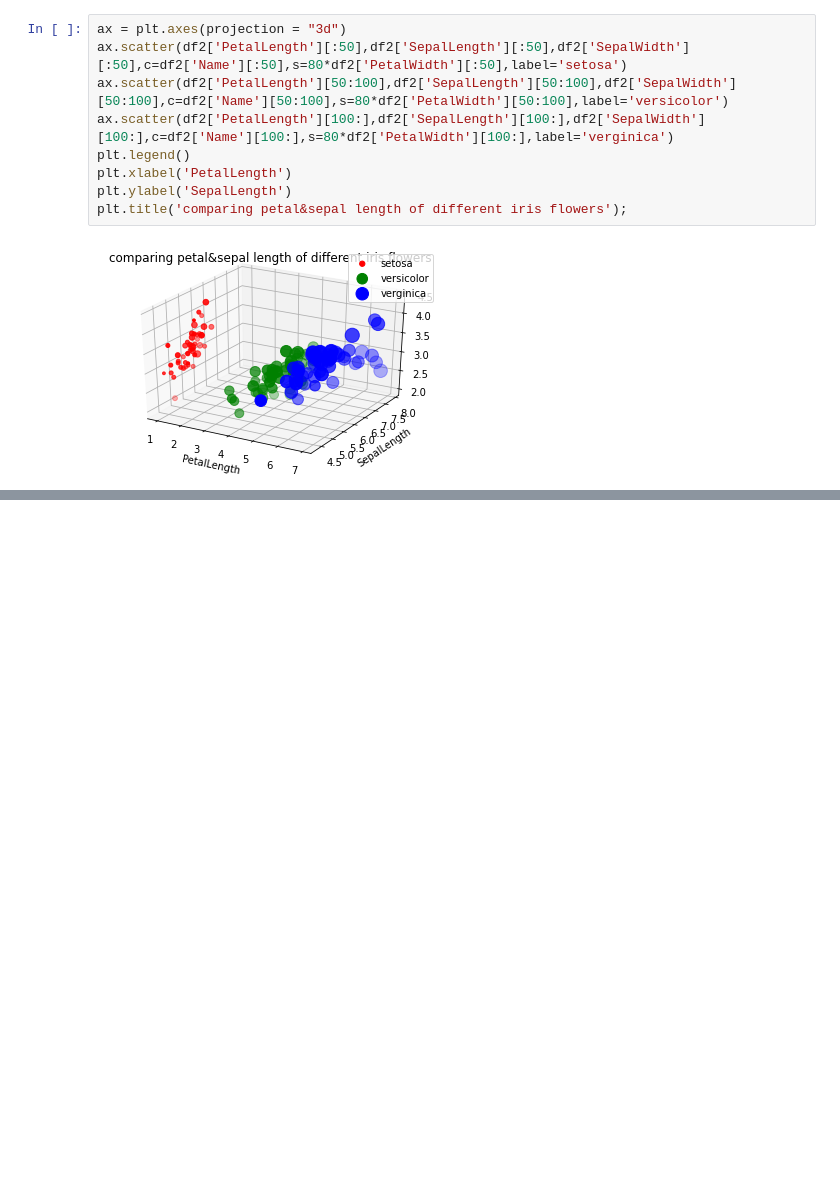
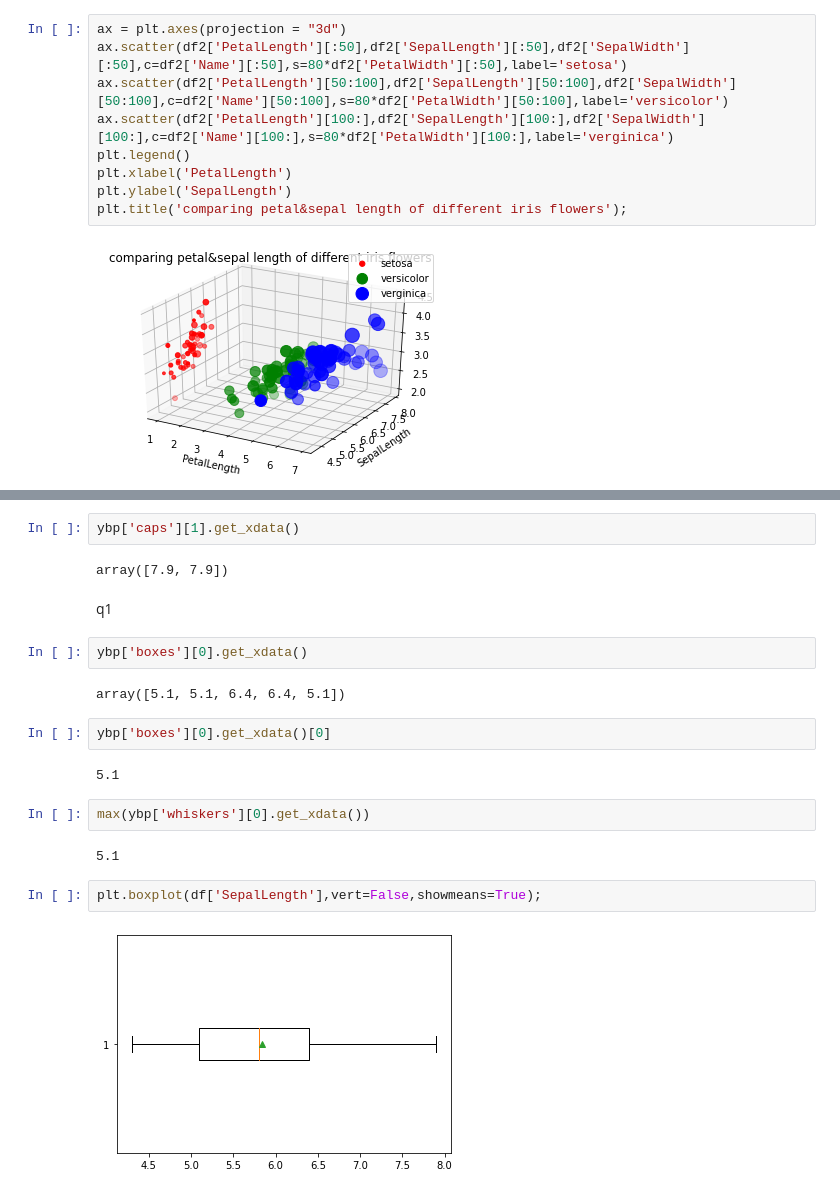
Before and after one commit to mintra-tippayaratsontorn/data_viz_2022, a Jupyter notebook: DataViz02_Data_Distribution.ipynb, the cells around one changed output, grey strips where cells are left out. Drawn from its saved outputs; the diff is of its cells as text; blank space fills up the shorter version.

```diff
--- a/DataViz02_Data_Distribution.ipynb
+++ b/DataViz02_Data_Distribution.ipynb
@@ -181,0 +225,22 @@ plt.title('comparing petal&sepal length of different iris flowers');
+# %%
+ybp['caps'][1].get_xdata()
+# %% [output]
+array([7.9, 7.9])
+# %% [markdown]
+q1
+# %%
+ybp['boxes'][0].get_xdata()
+# %% [output]
+array([5.1, 5.1, 6.4, 6.4, 5.1])
+# %%
+ybp['boxes'][0].get_xdata()[0]
+# %% [output]
+5.1
+# %%
+max(ybp['whiskers'][0].get_xdata())
+# %% [output]
+5.1
+# %%
+plt.boxplot(df['SepalLength'],vert=False,showmeans=True);
+# %% [output]
+[figure, added]
```
Also changed, not shown: parts of 20 cells of this notebook.
